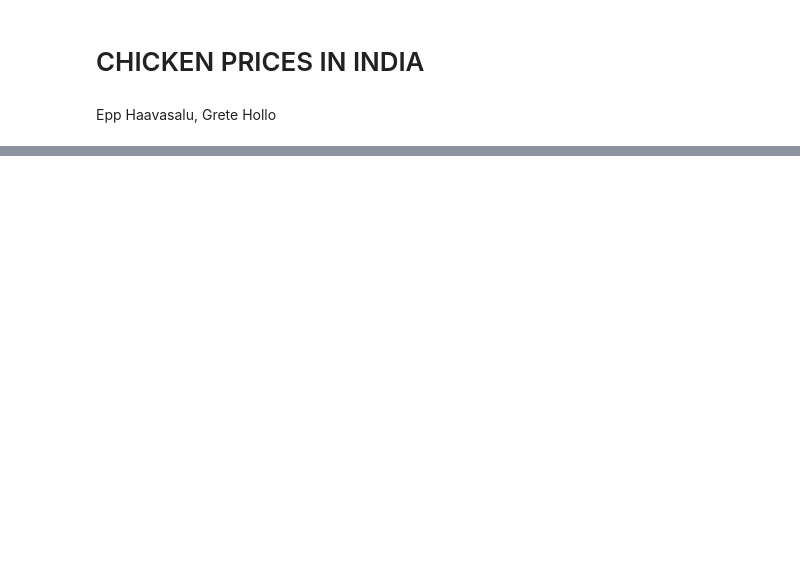
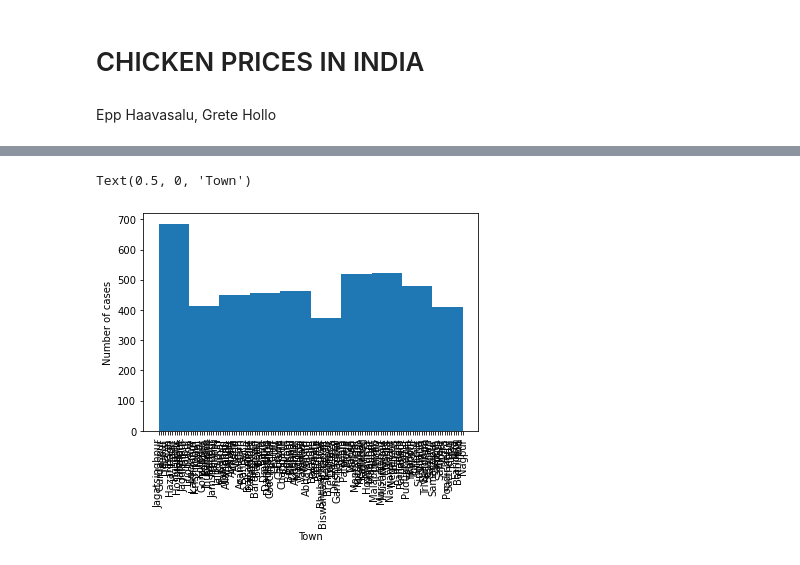
Before and after one commit to greteh/IDS2021-Project-B5, a Jupyter notebook: DATASCIENCE PROJECT.ipynb, the cells around one changed output, grey strips where cells are left out. Cells and saved outputs as stored; diff of their text form; code cells hidden in the pictures; blank space fills up the shorter version.

```diff
--- a/DATASCIENCE PROJECT.ipynb
+++ b/DATASCIENCE PROJECT.ipynb
@@ -27,0 +80,8 @@ df
+# %%
+plt.hist(df["District"])
+plt.xticks(rotation='vertical')
+plt.ylabel('Number of cases')
+plt.xlabel('Town')
+# %% [output]
+Text(0.5, 0, 'Town')
+[figure, added]
```
Also changed, not shown: parts of 6 cells of this notebook.
